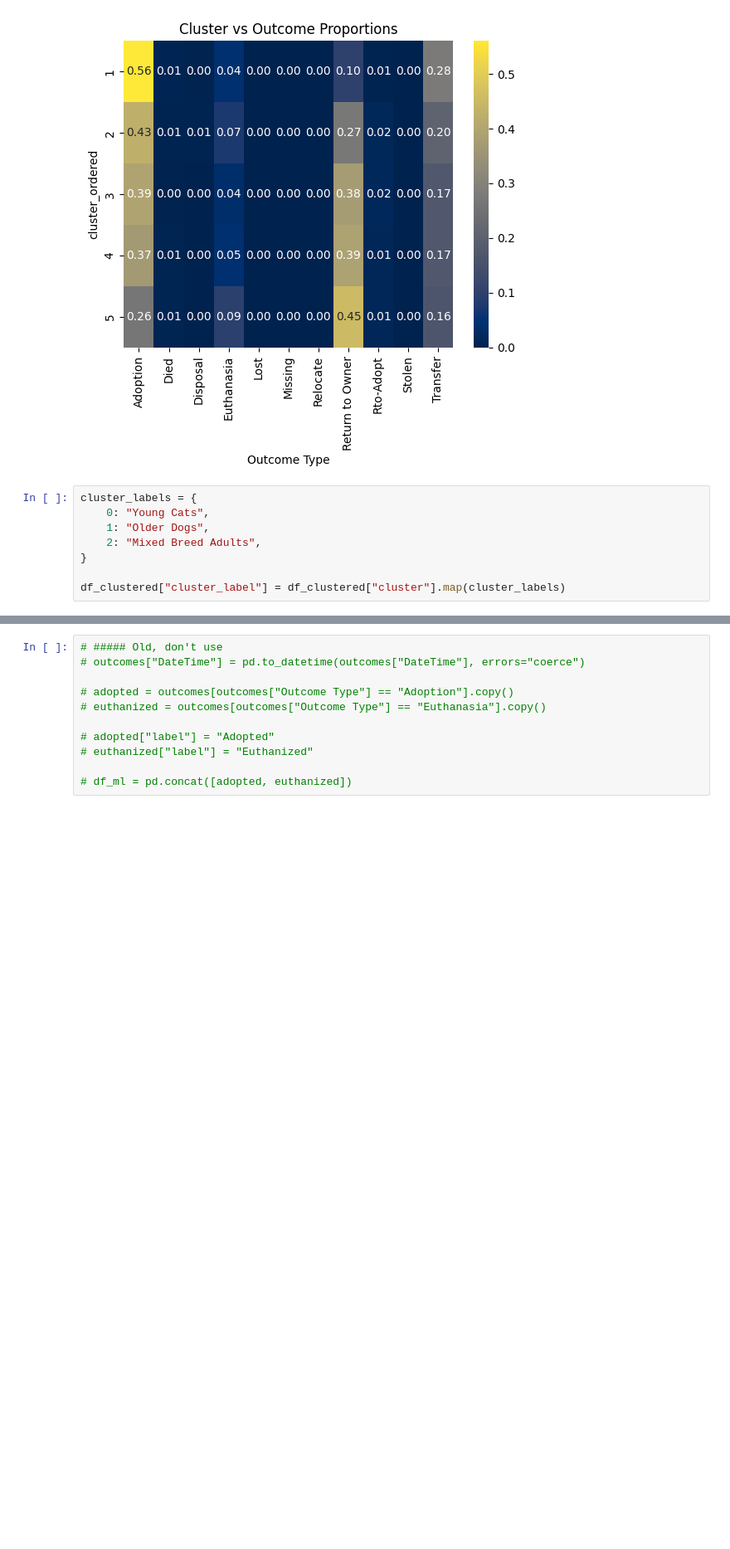
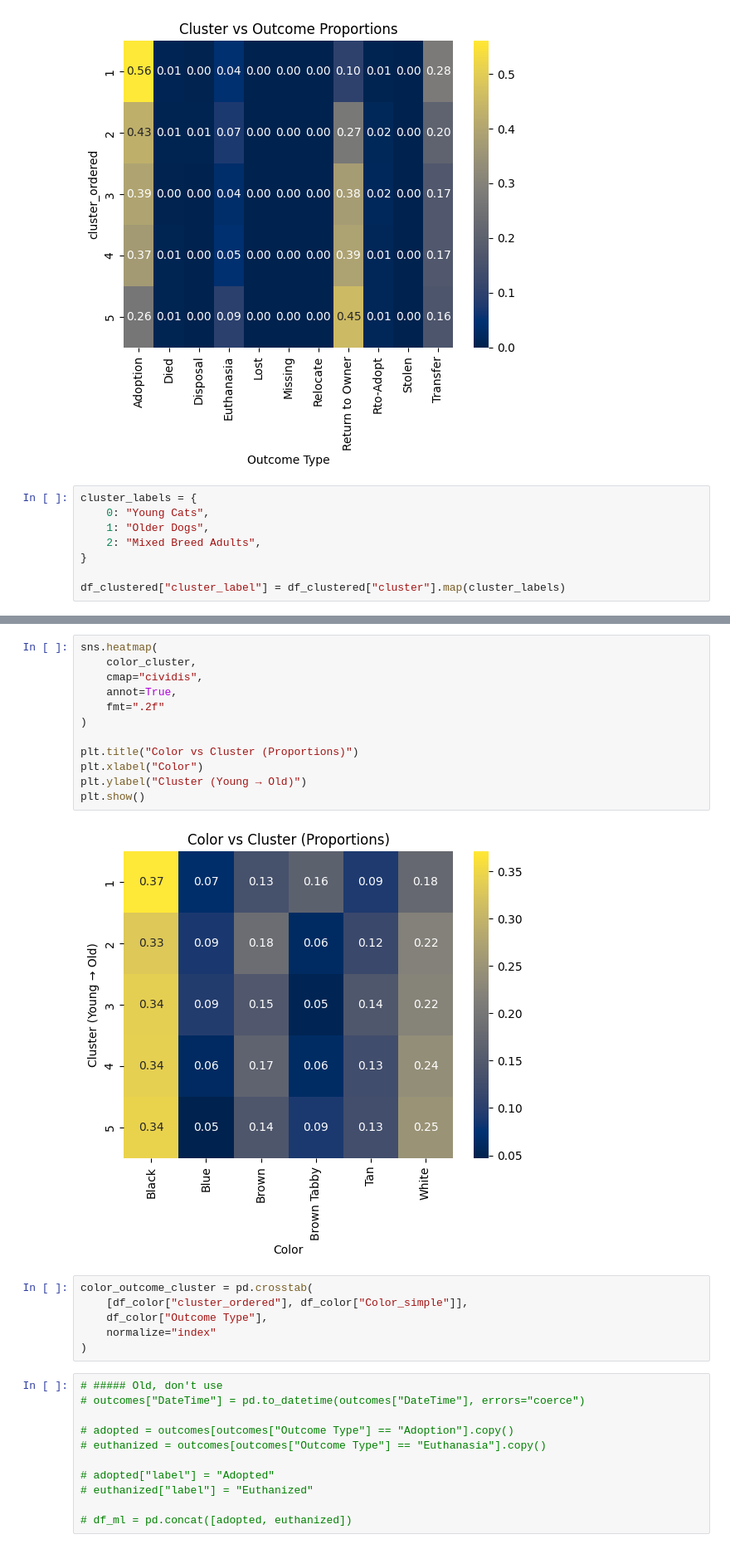
Before and after one commit to afiscl/csci3343-animal-shelter-project, a Jupyter notebook: cluster_factors.ipynb, the cells around one changed output, grey strips where cells are left out. Shown at 83% size. Saved outputs shown, nothing was run; the diff lists cells and outputs as text; blank space fills up the shorter version.

```diff
--- a/cluster_factors.ipynb
+++ b/cluster_factors.ipynb
@@ -271,3 +344,23 @@ df_clustered["cluster_label"] = df_clustered["cluster"].map(cluster_labels)
+# %%
+sns.heatmap(
+    color_cluster,
+    cmap="cividis",
+    annot=True,
+    fmt=".2f"
+)
+
+plt.title("Color vs Cluster (Proportions)")
+plt.xlabel("Color")
+plt.ylabel("Cluster (Young → Old)")
+plt.show()
+# %% [output]
+[figure, added]
+# %%
+color_outcome_cluster = pd.crosstab(
+    [df_color["cluster_ordered"], df_color["Color_simple"]],
+    df_color["Outcome Type"],
+    normalize="index"
+)
 # %%
 # ##### Old, don't use
 # outcomes["DateTime"] = pd.to_datetime(outcomes["DateTime"], errors="coerce")
```
Also changed, not shown: parts of 5 cells of this notebook, 3 other files.
